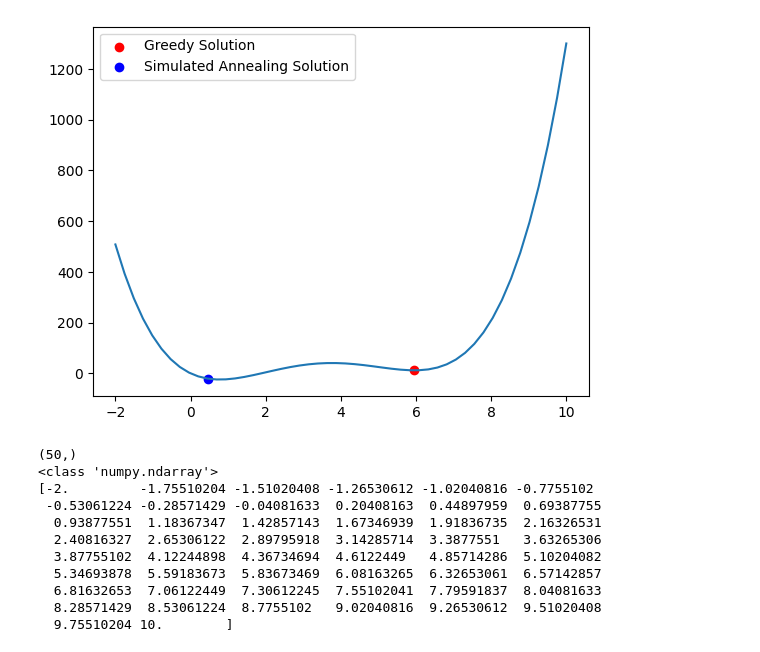
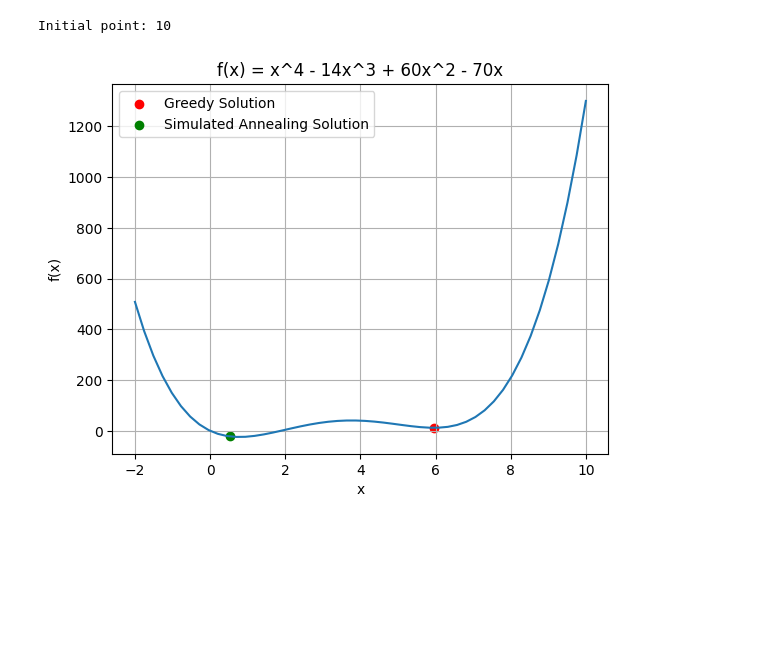
Before and after one commit to gddeazevedo/topicos_ia, a Jupyter notebook: aulas/simulated_annealing.ipynb, the cells around one changed output. Saved outputs shown, nothing was run; the diff lists cells and outputs as text; code cells hidden in the pictures; blank space fills up the shorter version.

Commit message:
implementando simulated annealing

```diff
--- a/aulas/simulated_annealing.ipynb
+++ b/aulas/simulated_annealing.ipynb
@@ -18,53 +23,40 @@ plt.plot(xs, ys)
 # %%
-import random
-
-
-def greedy_approach(x0: float, n_iterations: int) -> float:
+def min_with_greedy(x0: float, step: float = 1.0, n_iter: int = 1000) -> float:
     x = x0
-    for _ in range(n_iterations):
-        new_x = x + random.uniform(-0.1, 0.1)
+    for _ in range(n_iter):
+        new_x = x + random.uniform(-step, step)
         if f(new_x) < f(x):
             x = new_x
     return x
 
 
-def simulated_annealing(x0: float, n_iterations: int, temperature: float, cooling_rate: float = 0.999, step_size: float = 0.1) -> float:
+def min_with_simulated_annealing(x0: float, temperature: float, cooling_rate: float = 0.999, n_iter: int = 1000, step: float = 1.0) -> float:
     x = x0
-    for _ in range(n_iterations):
-        if temperature <= 0:
-            break
-        new_x = x + random.uniform(-step_size, step_size)
-        probability = 1 / np.exp((f(new_x) - f(x)) / temperature)
+    for _ in range(n_iter):
+        new_x = x + random.uniform(-step, step)
+        f_x = f(x)
+        f_new_x = f(new_x)
+        probability = np.exp((f_x - f_new_x) / temperature)
         temperature *= cooling_rate
         if f(new_x) < f(x) or random.random() < probability:
             x = new_x
     return x
 # %%
-x0 = 8
+x0 = random.randint(-2, 10)
+print("Initial point:", x0)
 
-greedy_solution = greedy_approach(x0=x0, n_iterations=100)
-simulated_annealing_solution = simulated_annealing(x0=x0, n_iterations=100_000, temperature=100_000, cooling_rate=0.9999, step_size=1)
+greedy_solution = min_with_greedy(x0, n_iter=10_000)
+simulated_annealing_solution = min_with_simulated_annealing(x0, temperature=100_000.0, n_iter=10_000)
 
 plt.plot(xs, ys)
 plt.scatter(greedy_solution, f(greedy_solution), color='red', label='Greedy Solution')
-plt.scatter(simulated_annealing_solution, f(simulated_annealing_solution), color='blue', label='Simulated Annealing Solution')
+plt.scatter(simulated_annealing_solution, f(simulated_annealing_solution), color='green', label='Simulated Annealing Solution')
+plt.title("f(x) = x^4 - 14x^3 + 60x^2 - 70x")
+plt.xlabel("x")
+plt.ylabel("f(x)")
 plt.legend()
+plt.grid()
 plt.show()
 # %% [output]
+Initial point: 10
-[figure, old version]
+[figure, new version]
-# %%
-print(xs.shape)
-print(type(xs))
-print(xs)
-# %% [output]
-(50,)
-<class 'numpy.ndarray'>
-[-2.         -1.75510204 -1.51020408 -1.26530612 -1.02040816 -0.7755102
- -0.53061224 -0.28571429 -0.04081633  0.20408163  0.44897959  0.69387755
-  0.93877551  1.18367347  1.42857143  1.67346939  1.91836735  2.16326531
-  2.40816327  2.65306122  2.89795918  3.14285714  3.3877551   3.63265306
-  3.87755102  4.12244898  4.36734694  4.6122449   4.85714286  5.10204082
-  5.34693878  5.59183673  5.83673469  6.08163265  6.32653061  6.57142857
-  6.81632653  7.06122449  7.30612245  7.55102041  7.79591837  8.04081633
-  8.28571429  8.53061224  8.7755102   9.02040816  9.26530612  9.51020408
-  9.75510204 10.        ]
```
Also changed, not shown: parts of 1 cell of this notebook, 1 other file.
